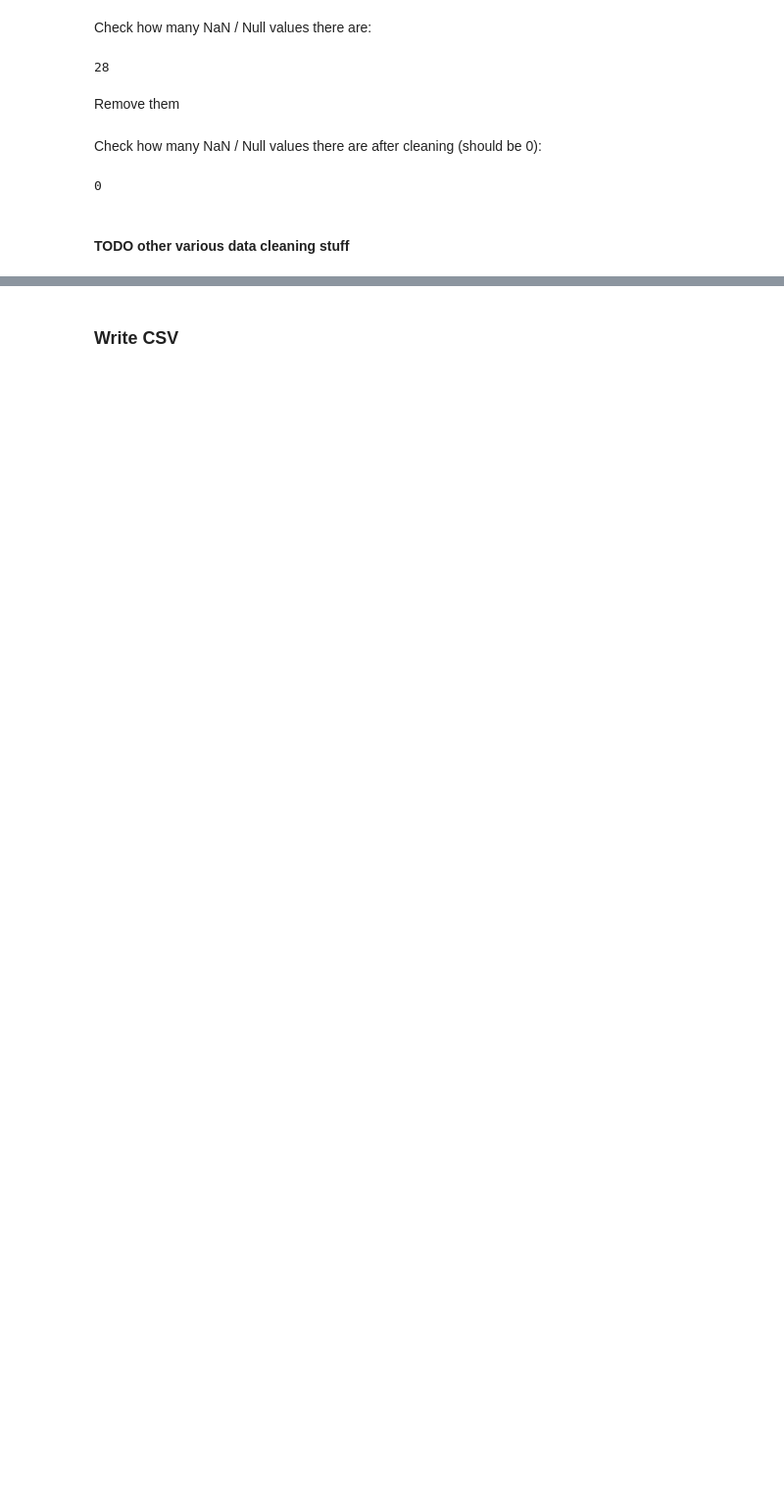
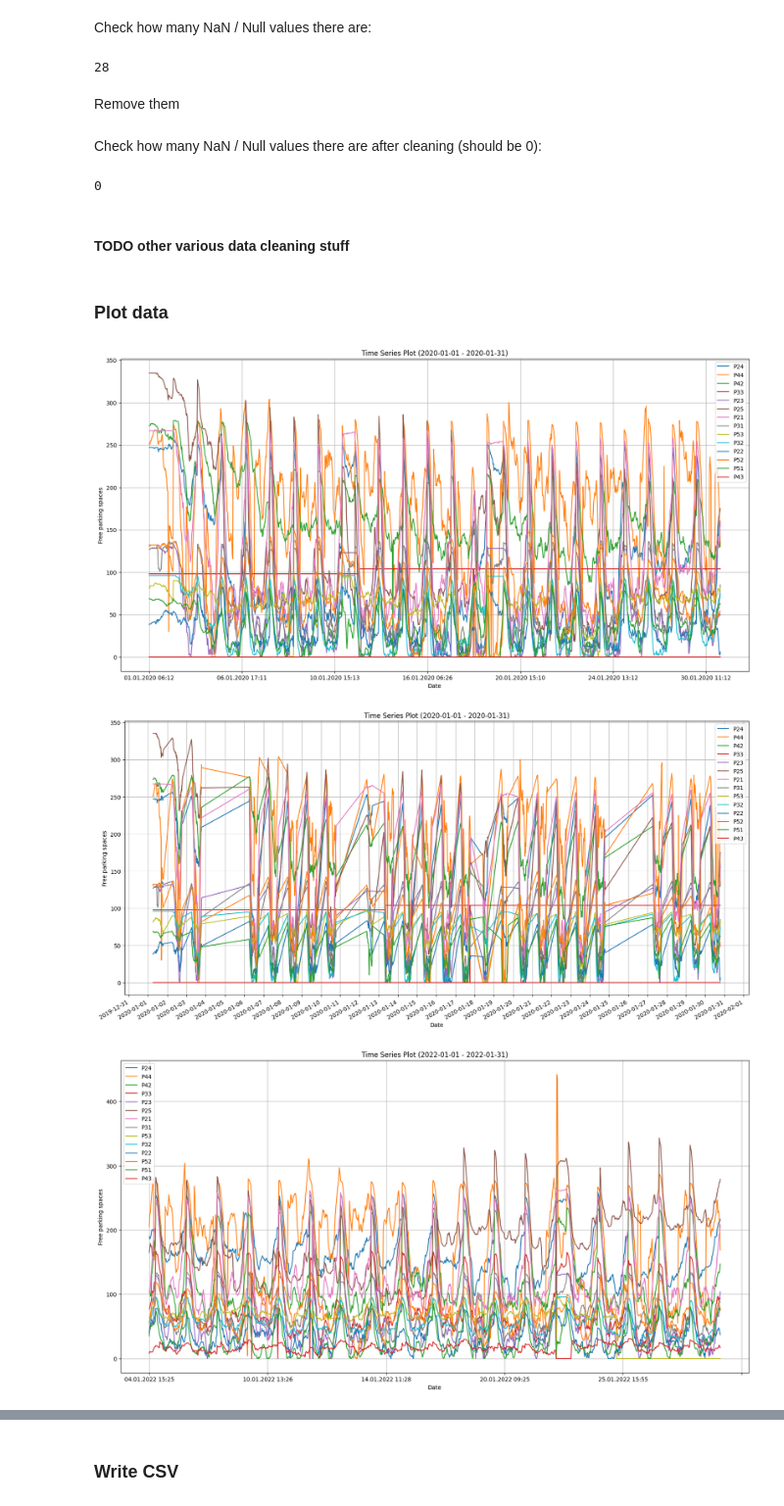
Before and after one commit to mr-perseus/parcaster, a Jupyter notebook: data/preprocessing/01_clean_data.ipynb, the cells around one changed output, grey strips where cells are left out. Shown at 98% size. Saved outputs shown, nothing was run; the diff lists cells and outputs as text; code cells hidden in the pictures; blank space fills up the shorter version.

```diff
--- a/data/preprocessing/01_clean_data.ipynb
+++ b/data/preprocessing/01_clean_data.ipynb
@@ -84,3 +81,37 @@ df.isnull().sum().sum()
 #### TODO other various data cleaning stuff
 # %%
 # TODO
+# %% [markdown]
+### Plot data
+# %%
+colnames = [cols for cols in df.columns if cols.startswith("P")]
+
+
+def plot_time_series(start_date, end_date, with_consistent_dates=False):
+    time_limited_df = df[(df['datetime_formatted'] >= start_date) & (df['datetime_formatted'] <= end_date)]
+
+    if with_consistent_dates:
+        time_limited_df.plot(x='datetime_formatted', y=colnames, figsize=(20, 10), grid=True)
+
+        plt.gca().xaxis.set_major_locator(mdates.DayLocator(interval=1))
+        plt.gca().xaxis.set_major_formatter(mdates.DateFormatter('%Y-%m-%d'))
+
+        plt.gcf().autofmt_xdate()
+    else:
+        time_limited_df.plot(x='datetime', y=colnames, figsize=(20, 10), grid=True)
+
+    plt.title(f'Time Series Plot ({start_date} - {end_date})')
+    plt.xlabel('Date')
+    plt.ylabel('Free parking spaces')
+
+    plt.show()
+# %%
+# TODO decide what to plot
+plot_time_series('2020-01-01', '2020-01-31')
+plot_time_series('2020-01-01', '2020-01-31', with_consistent_dates=True)
+plot_time_series('2022-01-01', '2022-01-31')
+plot_time_series('2022-01-01', '2022-01-31', with_consistent_dates=True)
+# %% [output]
+[figure, added]
+[figure, added]
+[figure, added]
```
Also changed, not shown: parts of 11 cells of this notebook, 3 other files.
